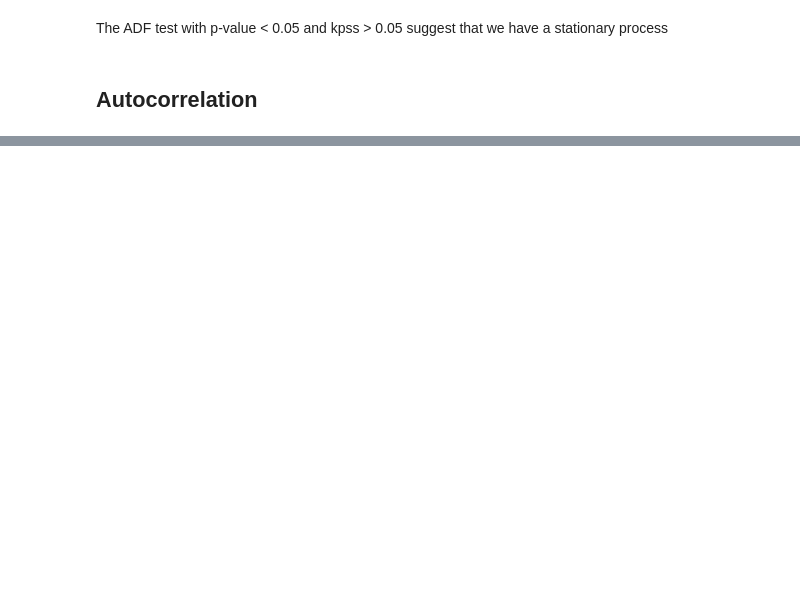
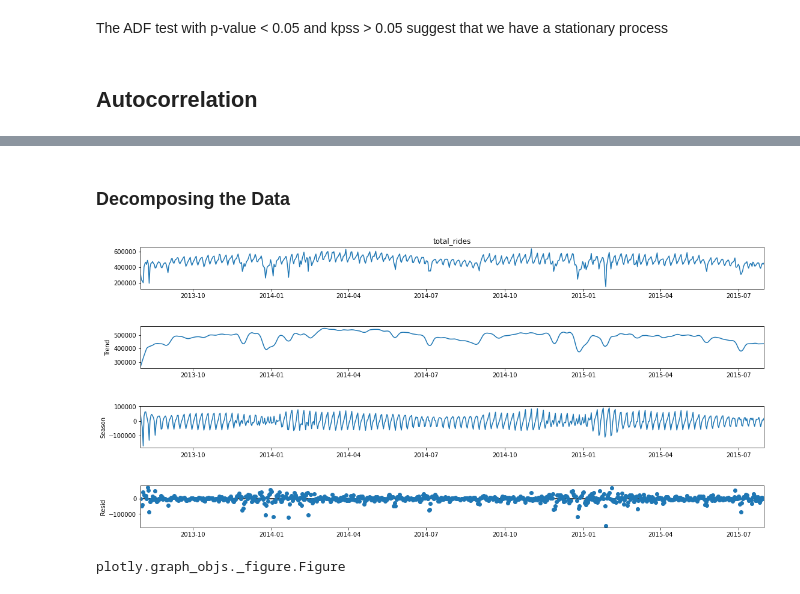
Before and after one commit to Data-drone/timeseries_mlflow, a Jupyter notebook: Univariate_Timeseries_Exploration.ipynb, the cells around one changed output, grey strips where cells are left out. Cells and saved outputs as stored; diff of their text form; code cells hidden in the pictures; blank space fills up the shorter version.

```diff
--- a/Univariate_Timeseries_Exploration.ipynb
+++ b/Univariate_Timeseries_Exploration.ipynb
@@ -124,0 +139,13 @@ create_corr_plot(train['total_rides'])
+# %% [markdown]
+### Decomposing the Data
+# %%
+from statsmodels.tsa.seasonal import STL
+import plotly.tools as tls
+
+
+stl = STL(endog=Exploration_series, seasonal=7)
+res = stl.fit()
+fig = res.plot()
+fig.set_size_inches(18.5, 8)
+# %% [output]
+[figure, added]
@@ -124,0 +154,4 @@ create_corr_plot(train['total_rides'])
+# %%
+type(pfig)
+# %% [output]
+plotly.graph_objs._figure.Figure
```
Also changed, not shown: parts of 10 cells of this notebook.
